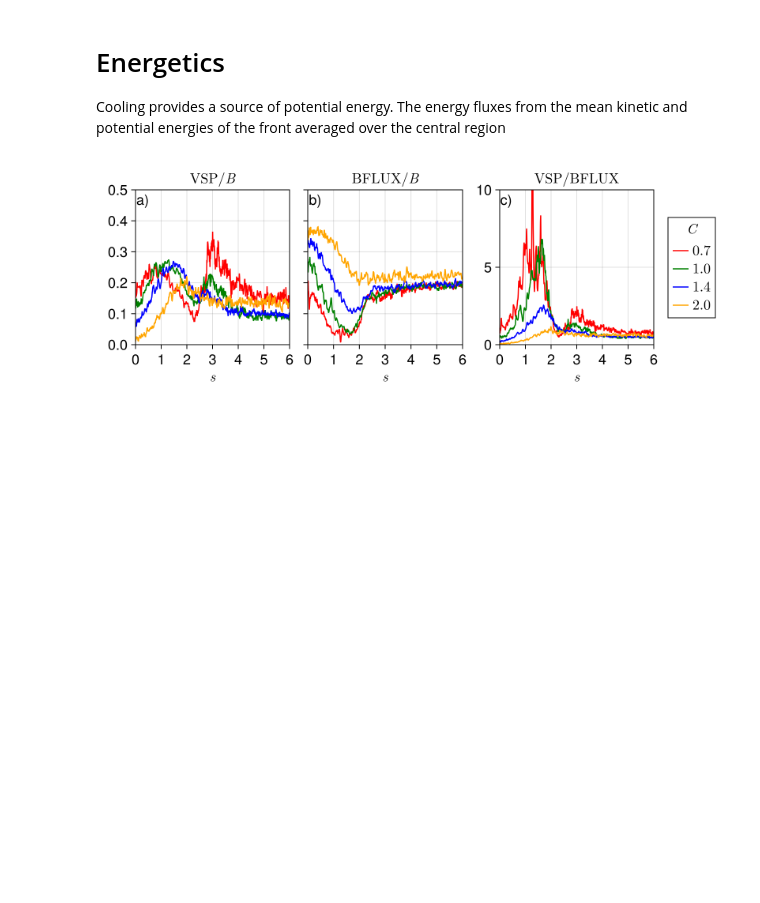
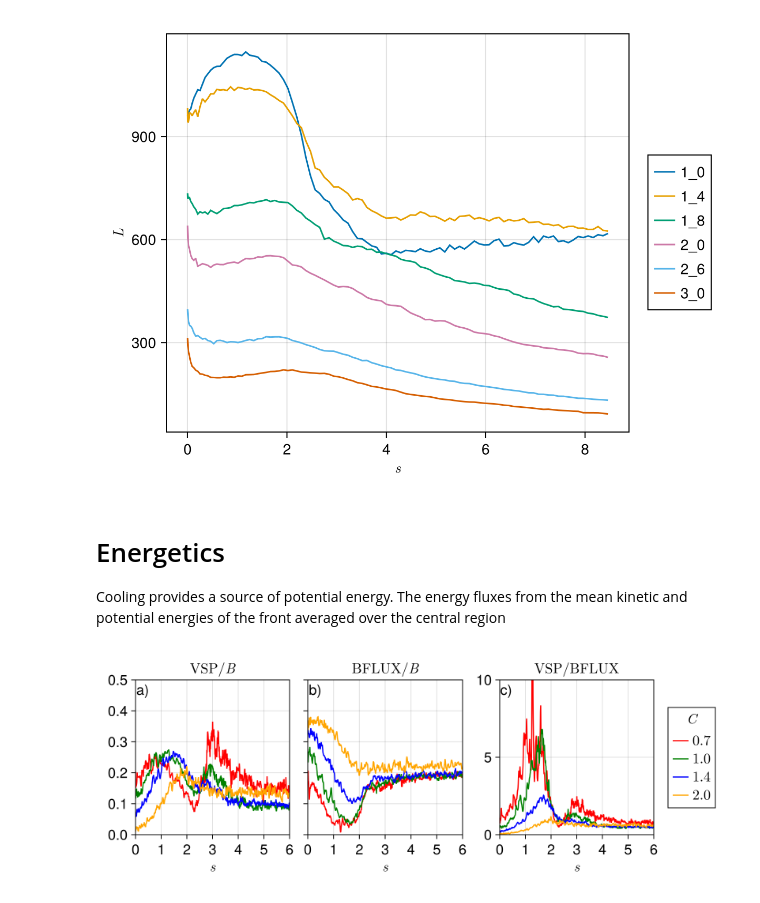
Before and after one commit to erin-atkinson/turbulence-at-many-fronts, a Jupyter notebook: notebooks/Cooling.ipynb, the cells around one changed output. Cells and saved outputs as stored; diff of their text form; code cells hidden in the pictures; blank space fills up the shorter version.

```diff
--- a/notebooks/Cooling.ipynb
+++ b/notebooks/Cooling.ipynb
@@ -142,3 +173,32 @@ fig
+# %%
+fig = Figure()
+ax = Axis(fig[1, 1];
+    xlabel = L"s",
+    ylabel = L"L"
+)
+
+foldername = foldernames[3]
+lns = map(foldernames) do foldername
+    GRADIENTS = joinpath(foldername, "GRADIENTS.jld2")
+    DFM = joinpath(foldername, "DFM.jld2")
+    sp = simulation_parameters(GRADIENTS)
+    iterations, times = iterations_times(GRADIENTS)
+    xsᶜ, xsᶠ, ysᶜ, ysᶠ, zsᶜ, zsᶠ = grid_nodes(GRADIENTS)
+    ∫αdt = normalized_time(GRADIENTS)
+
+    M⁴ = timeseries_of(GRADIENTS, "M²", iterations) do field
+        mean(filt(field[:, 60], 10).^2)
+    end
+    b² = timeseries_of(DFM, "b_dfm", iterations) do field
+        a = filt(field[:, 60], 10)
+        mean((a .- mean(a)).^2)
+    end
+    lines!(ax, ∫αdt, sqrt.(b² ./ M⁴))
+end
+Legend(fig[1, 2], lns, Cs)
+fig
+# %% [output]
+[figure, added]
 # %% [markdown]
 # Energetics
 Cooling provides a source of potential energy. The energy fluxes from the mean kinetic and potential energies of the front averaged over the central region
```
Also changed, not shown: parts of 8 cells of this notebook, 35 other files.
